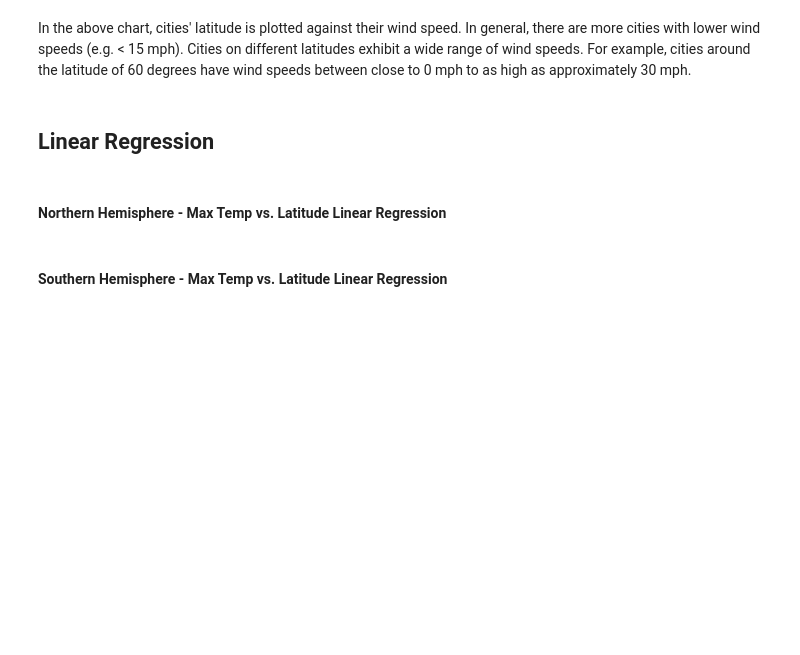
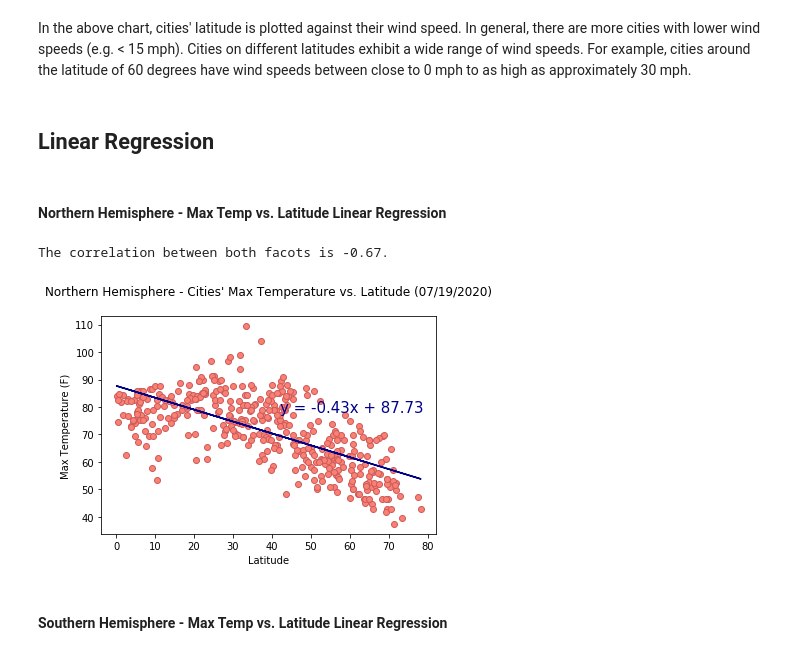
Before and after one commit to keiyaus/python-api-challenge, a Jupyter notebook: WeatherPy/WeatherPy_starter-Copy1.ipynb, the cells around one changed output. Saved outputs shown, nothing was run; the diff lists cells and outputs as text; code cells hidden in the pictures; blank space fills up the shorter version.

```diff
--- a/WeatherPy/WeatherPy_starter-Copy1.ipynb
+++ b/WeatherPy/WeatherPy_starter-Copy1.ipynb
@@ -284,6 +288,38 @@ In the above chart, cities' latitude is plotted against their wind speed. In gen
 # %%
-# Create Northern and Southern Hemisphere DataFrames
+# Create Northern & Southern Hemisphere DataFrames
+north_df = weather_data[weather_data['Lat'] > 0]
+south_df = weather_data[weather_data['Lat'] < 0]
+# %%
+# Define function#1 for generating linear regression
+def linear_regression(x,y,fc,ec):
+    print(f"The correlation between both facots is {round(st.pearsonr(x, y)[0],2)}.")
+    (slope, intercept, rvalue, pvalue, stderr) = linregress(x, y)
+    regress_values = x * slope + intercept
+    line_eq = "y = " + str(round(slope,2)) + "x + " + str(round(intercept,2))
+    plt.scatter(x, y, marker='o', facecolors=fc, edgecolors=ec)
+    plt.plot(x,regress_values,"r-", color="darkblue")
+    date = dt.datetime.today().strftime("%m/%d/%Y")
+    return line_eq
+
+# Define function#2 for annotating linear regression on scatter plot
+def annotate(line_eq, a, b):
+    plt.annotate(line_eq,(a,b),fontsize=15,color="darkblue")
 # %% [markdown]
 ####  Northern Hemisphere - Max Temp vs. Latitude Linear Regression
+# %%
+# Call on function#1
+equation = linear_regression(north_df['Lat'], north_df['Max Temp'], 'salmon', 'indianred')
+
+# call on function#2
+annotation = annotate(equation, 42, 78)
+
+# Format the scatter plot & save figure
+plt.title(f'Northern Hemisphere - Cities\' Max Temperature vs. Latitude ({date})\n')
+plt.xlabel('Latitude')
+plt.ylabel('Max Temperature (F)')
+plt.savefig("Images/MaxTemp_Lat_N.png")
+# %% [output]
+The correlation between both facots is -0.67.
+[figure, added]
 # %% [markdown]
 ####  Southern Hemisphere - Max Temp vs. Latitude Linear Regression
```
Also changed, not shown: parts of 26 cells of this notebook, 17 other files.
